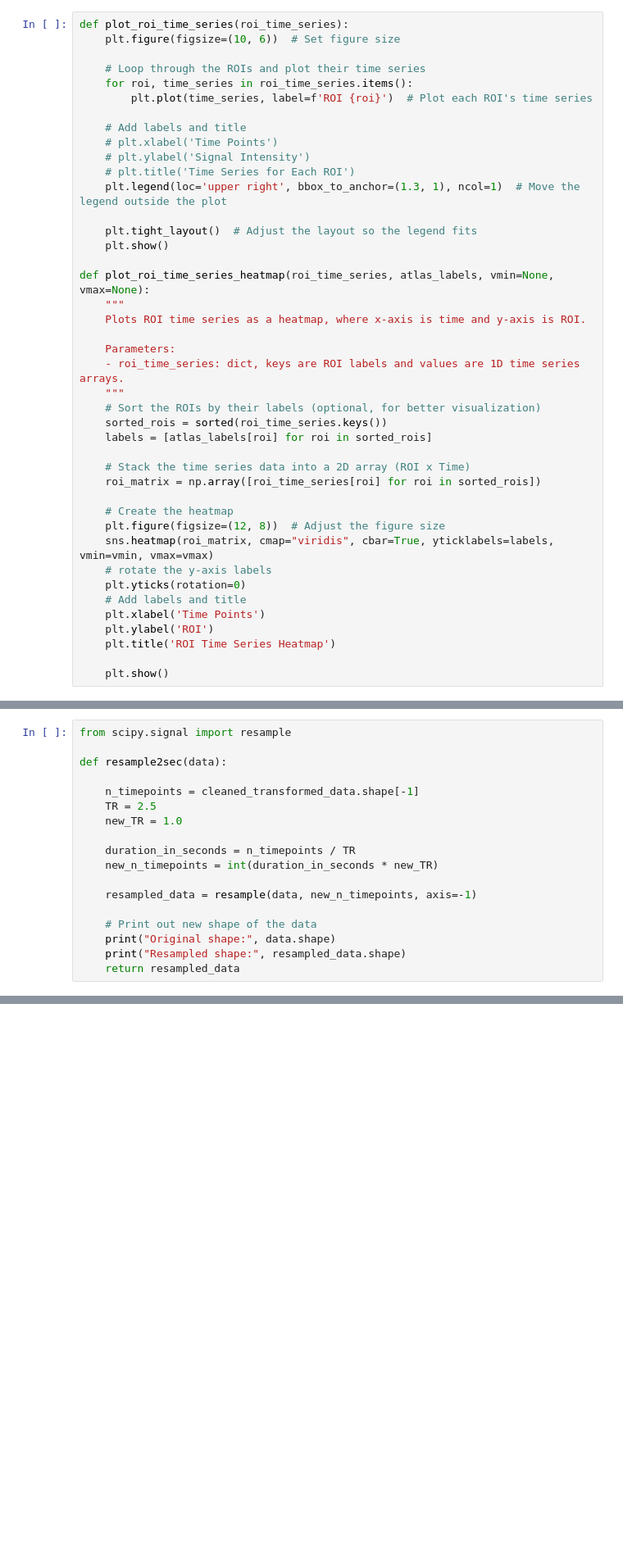
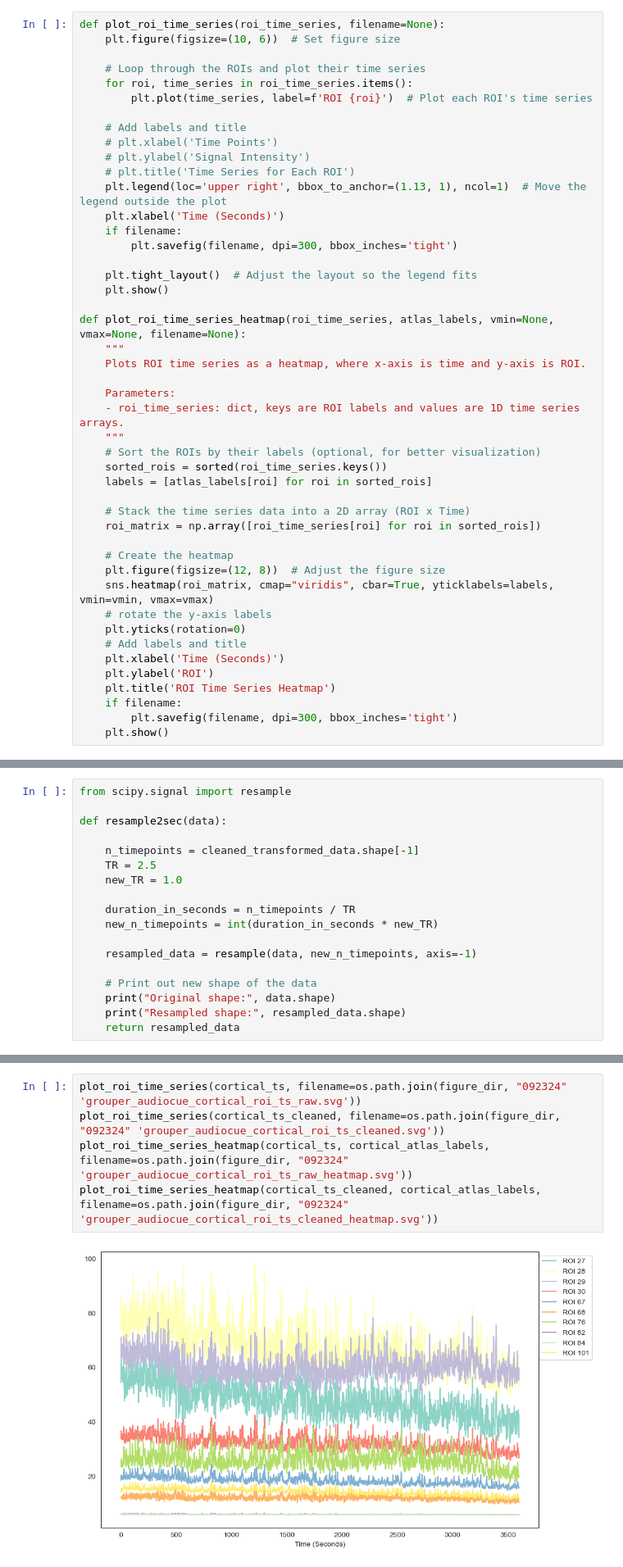
Before and after one commit to yibeichan/fUSi-workflow, a Jupyter notebook: code/092324_updates.ipynb, the cells around one changed output, grey strips where cells are left out. Shown at 82% size. Drawn from its saved outputs; the diff is of its cells as text; blank space fills up the shorter version.

```diff
--- a/code/092324_updates.ipynb
+++ b/code/092324_updates.ipynb
@@ -201,7 +185,7 @@ def extract_roi_ts(atlas_data, brain_data):
 
     return roi_time_series
 # %%
-def plot_roi_time_series(roi_time_series):
+def plot_roi_time_series(roi_time_series, filename=None):
     plt.figure(figsize=(10, 6))  # Set figure size
 
     # Loop through the ROIs and plot their time series
@@ -212,12 +196,15 @@ def plot_roi_time_series(roi_time_series):
     # plt.xlabel('Time Points')
     # plt.ylabel('Signal Intensity')
     # plt.title('Time Series for Each ROI')
-    plt.legend(loc='upper right', bbox_to_anchor=(1.3, 1), ncol=1)  # Move the legend outside the plot
+    plt.legend(loc='upper right', bbox_to_anchor=(1.13, 1), ncol=1)  # Move the legend outside the plot
+    plt.xlabel('Time (Seconds)')
+    if filename:
+        plt.savefig(filename, dpi=300, bbox_inches='tight')
 
     plt.tight_layout()  # Adjust the layout so the legend fits
     plt.show()
 
-def plot_roi_time_series_heatmap(roi_time_series, atlas_labels, vmin=None, vmax=None):
+def plot_roi_time_series_heatmap(roi_time_series, atlas_labels, vmin=None, vmax=None, filename=None):
     """
     Plots ROI time series as a heatmap, where x-axis is time and y-axis is ROI.
 
@@ -237,10 +224,11 @@ def plot_roi_time_series_heatmap(roi_time_series, atlas_labels, vmin=None, vmax=
     # rotate the y-axis labels
     plt.yticks(rotation=0)
     # Add labels and title
-    plt.xlabel('Time Points')
+    plt.xlabel('Time (Seconds)')
     plt.ylabel('ROI')
     plt.title('ROI Time Series Heatmap')
-
+    if filename:
+        plt.savefig(filename, dpi=300, bbox_inches='tight')
     plt.show()
 # %%
 from utils.preproc import FUSCleaner
@@ -328,0 +311,7 @@ plot_roi_time_series_heatmap(cortical_ts_cleaned, cortical_atlas_labels)
+# %%
+plot_roi_time_series(cortical_ts, filename=os.path.join(figure_dir, "092324" 'grouper_audiocue_cortical_roi_ts_raw.svg'))
+plot_roi_time_series(cortical_ts_cleaned, filename=os.path.join(figure_dir, "092324" 'grouper_audiocue_cortical_roi_ts_cleaned.svg'))
+plot_roi_time_series_heatmap(cortical_ts, cortical_atlas_labels, filename=os.path.join(figure_dir, "092324" 'grouper_audiocue_cortical_roi_ts_raw_heatmap.svg'))
+plot_roi_time_series_heatmap(cortical_ts_cleaned, cortical_atlas_labels, filename=os.path.join(figure_dir, "092324" 'grouper_audiocue_cortical_roi_ts_cleaned_heatmap.svg'))
+# %% [output]
+[figure, added]
```
Also changed, not shown: parts of 43 cells of this notebook.
